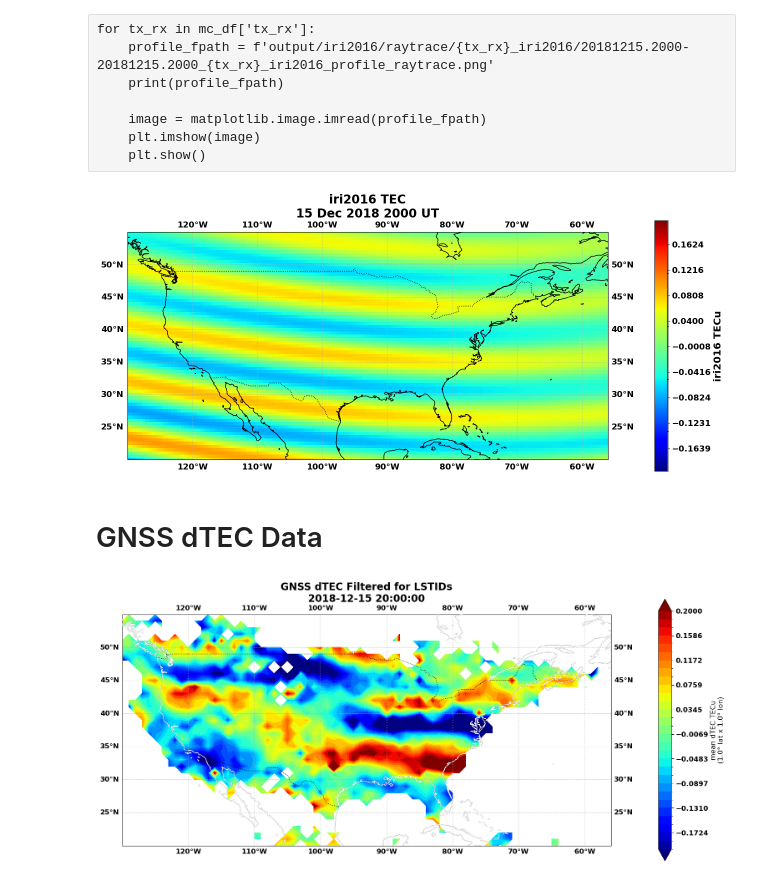
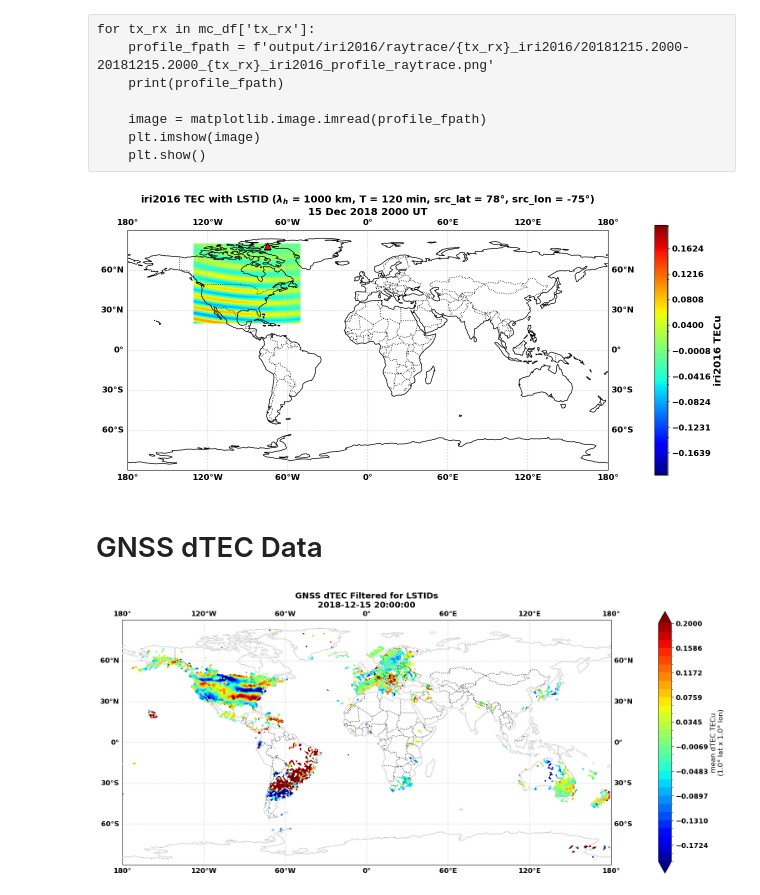
Before and after one commit to w2naf/IRI_TID, a Jupyter notebook: scripts/Compare Simulation with GNSS dTEC with Radio Paths.ipynb, the cells around one changed output. Saved outputs shown, nothing was run; the diff lists cells and outputs as text; code cells hidden in the pictures.

```diff
--- a/scripts/Compare Simulation with GNSS dTEC with Radio Paths.ipynb
+++ b/scripts/Compare Simulation with GNSS dTEC with Radio Paths.ipynb
@@ -73,13 +78,13 @@ iono.dates
 # %% [output]
 [datetime.datetime(2018, 12, 15, 20, 0)]
 # %%
-# # World
-# xlim    = (-180,180)
-# ylim    = (-90,90)
+# World
+xlim    = (-180,180)
+ylim    = (-90,90)
 
-# CONUS
-xlim    = (-130,-56)
-ylim    = (20,55)
+# # CONUS
+# xlim    = (-130,-56)
+# ylim    = (20,55)
 
 # # CONUS + Canada
 # xlim    = (-130,-56)
@@ -272,36 +277,38 @@ if tx_rx is not None:
     ranges  = np.arange(0,dist,range_step)
 
     glats   = []
     glons   = []
     for x in ranges:
         s   = min(x*1e3,invl.s13) # invl.s13 is the total line distance in m
         tmp = invl.Position(s,Geodesic.STANDARD)
         glat        = tmp['lat2']
         glon        = tmp['lon2']
 
         glats.append(glat)
         glons.append(glon)
 
     path_lbl = f'{dist:.0f} km {az:.0f}\N{DEGREE SIGN} azm'
     ax.plot(glons,glats,color='k',lw=4,zorder=100,label=path_lbl)
 
     ax.legend(loc='lower right')
 
 ax.set_xlim(xlim)
 ax.set_ylim(ylim)
 
 cbar_label  = iono.engine + r' TECu'
 cbar        = fig.colorbar(pcoll,orientation='vertical',shrink=0.65,pad=0.075,ticks=ticks)
 cbar.set_label(cbar_label,fontdict={'weight':'bold','size':'large'})
 
 # Plot Title
 txt = []
-txt.append('{!s} TEC'.format(iono.engine))
+txt.append(f'{iono.engine} TEC with LSTID ($\lambda_h$ = {lambda_h} km, T = {T_minutes} min, src_lat = {src_lat}\N{DEGREE SIGN}, src_lon = {src_lon}\N{DEGREE SIGN})')
 txt.append(date.strftime('%d %b %Y %H%M UT'))
-ax.set_title('\n'.join(txt),fontdict={'weight':'bold','size':'x-large'})
+ax.set_title('\n'.join(txt),fontdict={'weight':'bold','size':'large'})
+
+
 plt.show()
 # %% [output]
-[figure, old version]
+[figure, new version]
 # %%
 # os.path.exists(profile_fpath)
 # %% [markdown]
@@ -318,8 +325,8 @@ ax.gridlines(draw_labels=True)
 
 ax.set_xlim(xlim)
 ax.set_ylim(ylim)
-ax.set_title('GNSS dTEC Filtered for LSTIDs\n'+str(date),fontdict={'weight':'bold','size':'x-large'})
+ax.set_title('GNSS dTEC Filtered for LSTIDs\n'+str(date),fontdict={'weight':'bold','size':'large'})
 fig.tight_layout()
 plt.show()
 # %% [output]
-[figure, old version]
+[figure, new version]
```
Also changed, not shown: parts of 2 cells of this notebook, 1 other file.
